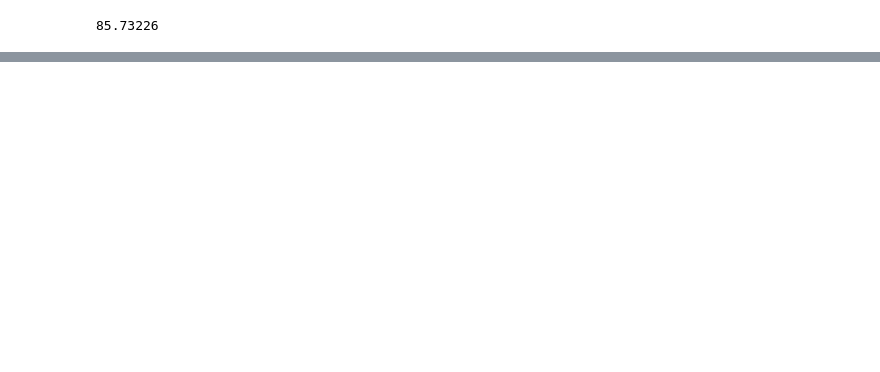
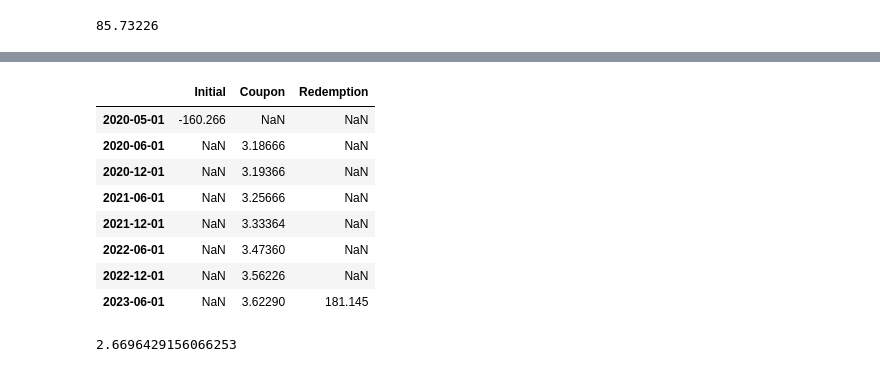
Before and after one commit to marcussteinbacher/fm_se, a Jupyter notebook: test.ipynb, the cells around one changed output, grey strips where cells are left out. Saved outputs shown, nothing was run; the diff lists cells and outputs as text; code cells hidden in the pictures; blank space fills up the shorter version.

```diff
--- a/test.ipynb
+++ b/test.ipynb
@@ -557 +572,17 @@ print(ilb.index_ratios.head())
 dtype: float64
+# %%
+ilb._df_cfs
+# %% [output]
+|  | Initial | Coupon | Redemption |
+| 2020-05-01 | -160.266 | NaN | NaN |
+| 2020-06-01 | NaN | 3.18666 | NaN |
+| 2020-12-01 | NaN | 3.19366 | NaN |
+| 2021-06-01 | NaN | 3.25666 | NaN |
+| 2021-12-01 | NaN | 3.33364 | NaN |
+| 2022-06-01 | NaN | 3.47360 | NaN |
+| 2022-12-01 | NaN | 3.56226 | NaN |
+| 2023-06-01 | NaN | 3.62290 | 181.145 |
+# %%
+ilb.accrued_interest
+# %% [output]
+2.6696429156066253
```
Also changed, not shown: parts of 3 cells of this notebook, 2 other files.
